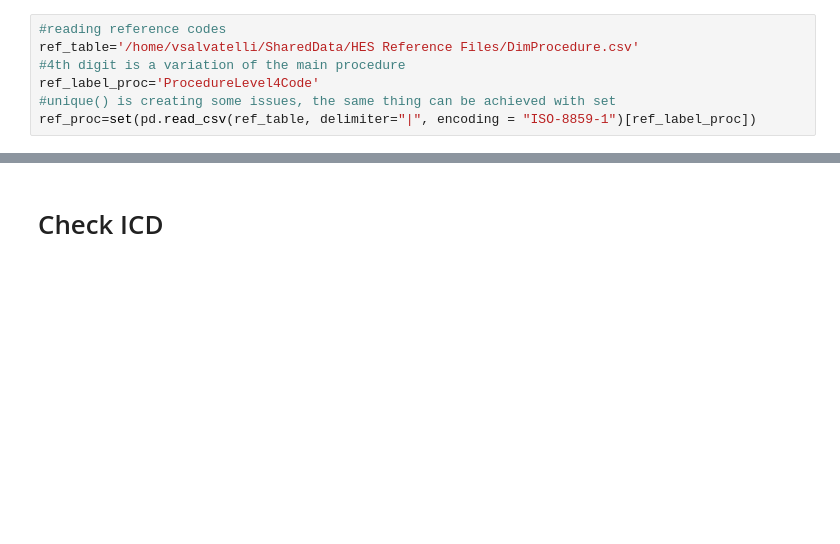
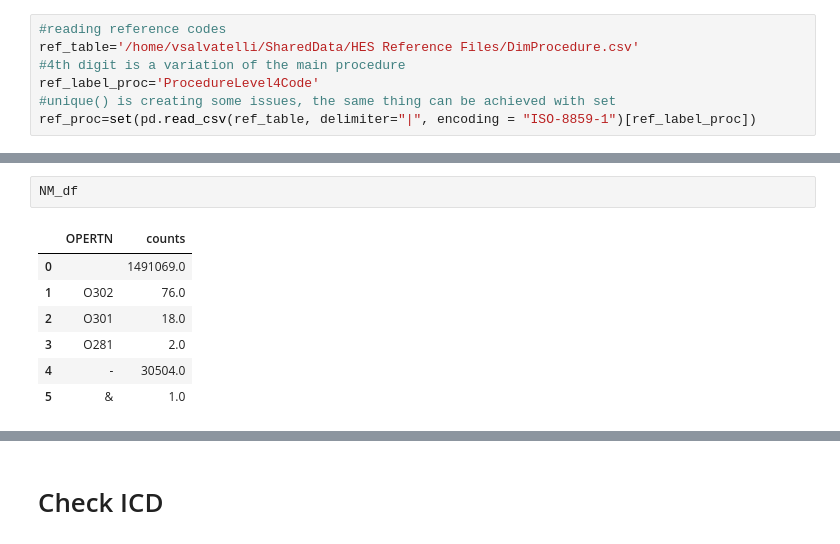
Before and after one commit to jzhao0802/gsk_, a Jupyter notebook: QC_check_codes.ipynb, the cells around one changed output, grey strips where cells are left out. Cells and saved outputs as stored; diff of their text form; blank space fills up the shorter version.

```diff
--- a/QC_check_codes.ipynb
+++ b/QC_check_codes.ipynb
@@ -281,0 +335,10 @@ ref_proc
+# %%
+NM_df
+# %% [output]
+|  | OPERTN | counts |
+| 0 |  | 1491069.0 |
+| 1 | O302 | 76.0 |
+| 2 | O301 | 18.0 |
+| 3 | O281 | 2.0 |
+| 4 | - | 30504.0 |
+| 5 | & | 1.0 |
```
Also changed, not shown: parts of 15 cells of this notebook.
